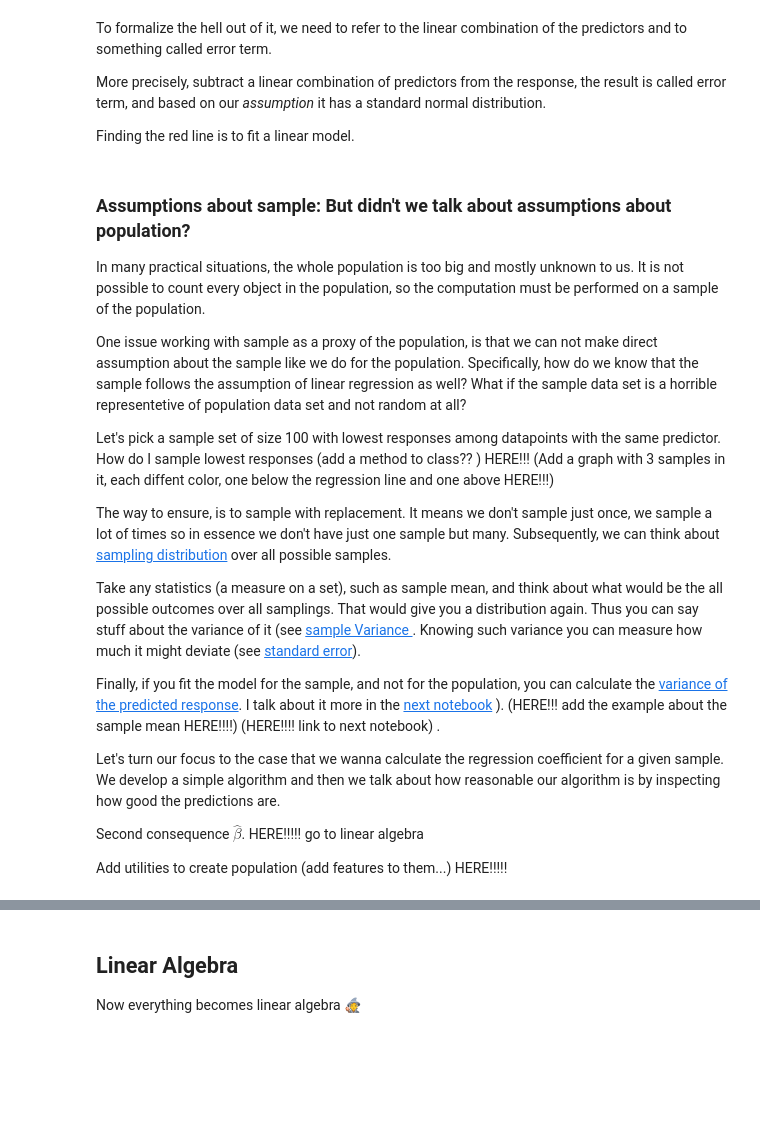
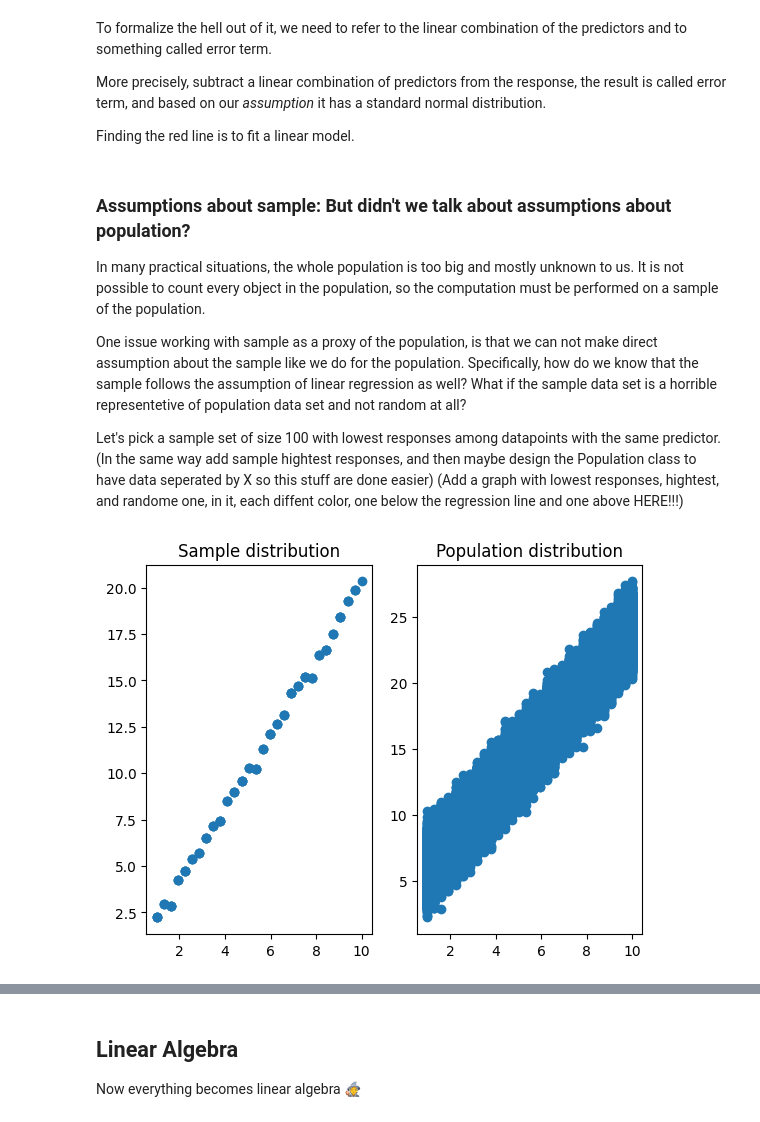
Before and after one commit to aminehd/AminehTechnicalWritings, a Jupyter notebook: notebookes/LinearRegressionMatrix.ipynb, the cells around one changed output, grey strips where cells are left out. Drawn from its saved outputs; the diff is of its cells as text; code cells hidden in the pictures; blank space fills up the shorter version.

Commit message:
Use the updated population sampler new methods

```diff
--- a/notebookes/LinearRegressionMatrix.ipynb
+++ b/notebookes/LinearRegressionMatrix.ipynb
@@ -153,26 +159,17 @@ In many practical situations, the whole population is too big and mostly unknown
 One issue working with sample as a proxy of the population, is that we can not make direct assumption about the sample like we do for the population. Specifically, how do we know that the sample follows the assumption of linear regression as well? What if the sample data set is a horrible representetive of population data set and not random at all?
 
 Let's pick a sample set of size 100 with lowest responses among datapoints with the same predictor.
-How do I sample lowest responses (add a method to class?? ) HERE!!!
-(Add a graph with 3 samples in it, each diffent color, one below the regression line and one above HERE!!!)
-
-
-The way to ensure, is to sample with replacement. It means we don't sample just once, we sample a lot of times so in essence we don't have just one sample but many.  Subsequently, we can think about  [sampling distribution](https://en.wikipedia.org/wiki/Sampling_distribution) over all possible samples.
-
-Take any statistics (a measure on a set), such as sample mean, and think about what would be the all possible outcomes over all samplings. That would give you a distribution again. Thus you can say stuff about the variance of it (see [sample Variance ](https://en.wikipedia.org/wiki/Variance#Sample_variance). Knowing such variance you can measure how much it might deviate (see [standard error](https://en.wikipedia.org/wiki/Standard_error)).
-
-Finally, if you fit the model for the sample, and not for the population, you can calculate the [variance of the predicted response](https://en.wikipedia.org/wiki/Variance_of_the_mean_and_predicted_responses). I talk about it more in the  [next notebook](https://colab.research.google.com/github/aminehd/AminehTechnicalWritings/blob/main/notebookes/LinearRegressionMatrix.ipynb#scrollTo=cwhNfPNNkFAH) ). (HERE!!! add the example about the sample mean HERE!!!!) (HERE!!!! link to next notebook) .
-
-
-
-
-Let's turn our focus to the case that we wanna calculate the regression coefficient for a given sample. We develop a simple algorithm and then we talk about how reasonable our algorithm is  by inspecting how good the predictions are.
-
-
-
-
-
-Second consequence $\widehat{\beta}$. HERE!!!!! go to linear algebra
-
-
- Add utilities to create population (add features to them...) HERE!!!!!
+(In the same way add sample hightest responses, and then maybe design the Population class to have data seperated by X so this stuff are done easier)
+(Add a graph with lowest responses, hightest, and randome one, in it, each diffent color, one below the regression line and one above HERE!!!)
+# %%
+x_samp_index, x_samples = sampler.set_sample_xs(100)
+resp = np.array(list(sampler.sample_lowest_responses()))
+x, y = resp[:, 0], resp[:, 1]
+# %%
+fig, ax = plt.subplots(ncols=2)
+ax[0].scatter(x, y)
+ax[0].set_title('Sample distribution')
+ax[1].set_title('Population distribution')
+ax[1].scatter(population[:,0], population[:,1]);
+# %% [output]
+[figure, added]
```
Also changed, not shown: parts of 4 cells of this notebook.
